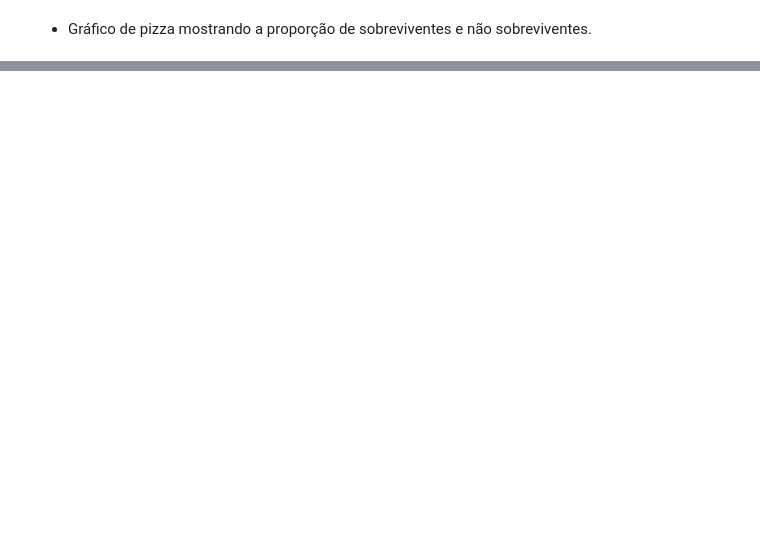
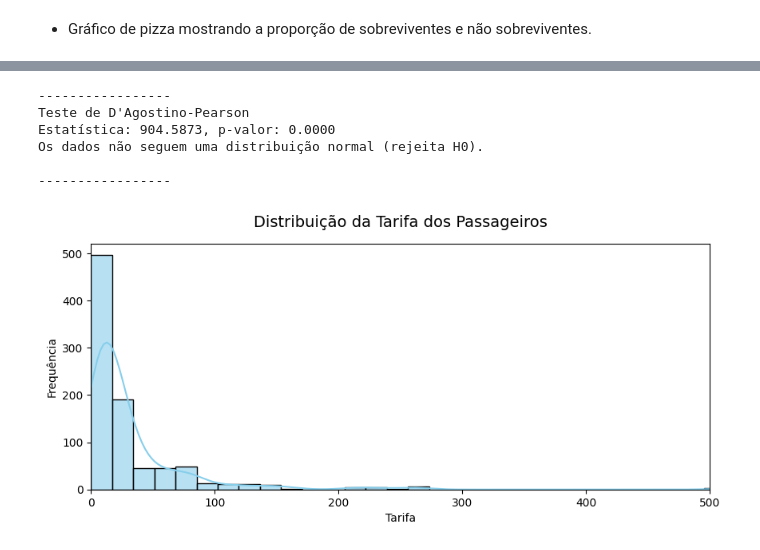
Before and after one commit to jessicalewinter/deep-learning-specialization, a Jupyter notebook: course-notebooks/statistics/T3_PosDL_Titanic.ipynb, the cells around one changed output, grey strips where cells are left out. Drawn from its saved outputs; the diff is of its cells as text; code cells hidden in the pictures; blank space fills up the shorter version.

```diff
--- a/course-notebooks/statistics/T3_PosDL_Titanic.ipynb
+++ b/course-notebooks/statistics/T3_PosDL_Titanic.ipynb
@@ -1036,0 +802,20 @@ Isso indica que a taxa de mortalidade foi alta. Menos de 4 em cada 10 pessoas co
+# %%
+from scipy.stats import kstest
+
+fare = titanic.fare.dropna()
+
+# Teste de Kolmogorov-Smirnov
+mean, std = fare.mean(), fare.std()
+ks_statistic, ks_pvalue = stats.kstest(fare, 'norm', args=(mean, std))
+
+print("-----------------")
+print("Teste de Kolmogorov-Smirnov")
+print(f"Estatística: {ks_statistic:.4f}, p-valor: {ks_pvalue:.4f}")
+
+if ks_pvalue > 0.05:
+    print("Os dados seguem uma distribuição normal (não rejeita H0).\n")
+else:
+    print("Os dados não seguem uma distribuição normal (rejeita H0).\n")
+
+# Como p-valor < 0.05, rejeitamos H0, ou seja os dados não seguem uma distribuição normal
+print("-----------------")
@@ -1036,0 +854,47 @@ Isso indica que a taxa de mortalidade foi alta. Menos de 4 em cada 10 pessoas co
+# %%
+# Teste de D'Agostino-Pearson
+from scipy.stats import normaltest
+
+statistic_dp, pvalue_dp = normaltest(fare)
+
+print("-----------------")
+print("Teste de D'Agostino-Pearson")
+print(f"Estatística: {statistic_dp:.4f}, p-valor: {pvalue_dp:.4f}")
+
+if pvalue_dp > 0.05:
+    print("Os dados seguem uma distribuição normal (não rejeita H0).\n")
+else:
+    print("Os dados não seguem uma distribuição normal (rejeita H0).\n")
+
+# Como p-valor < 0.05, rejeitamos H0, ou seja os dados não seguem uma distribuição normal
+
+print("-----------------")
+# %% [output]
+-----------------
+Teste de D'Agostino-Pearson
+Estatística: 904.5873, p-valor: 0.0000
+Os dados não seguem uma distribuição normal (rejeita H0).
+
+-----------------
+# %%
+## Plotando a taxa fare
+
+plt.figure(figsize=(10,4))
+
+sns.histplot(
+    fare,
+    bins=30,
+    kde=True,
+    color="skyblue",
+    edgecolor="black",
+    alpha=0.6
+)
+
+plt.title(f"Distribuição da Tarifa dos Passageiros", fontsize=14, pad=15)
+plt.xlabel('Tarifa')
+plt.ylabel('Frequência')
+plt.xlim(0, 500)
+
+plt.show()
+# %% [output]
+[figure, added]
```
Also changed, not shown: parts of 46 cells of this notebook.
